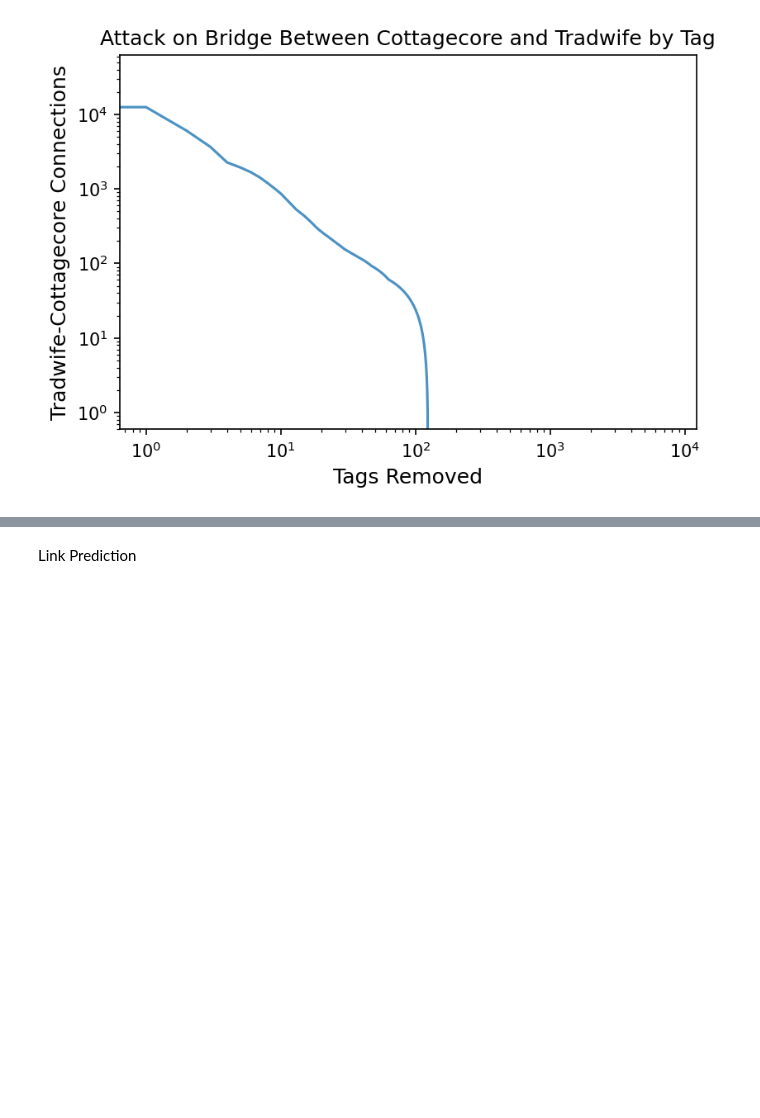
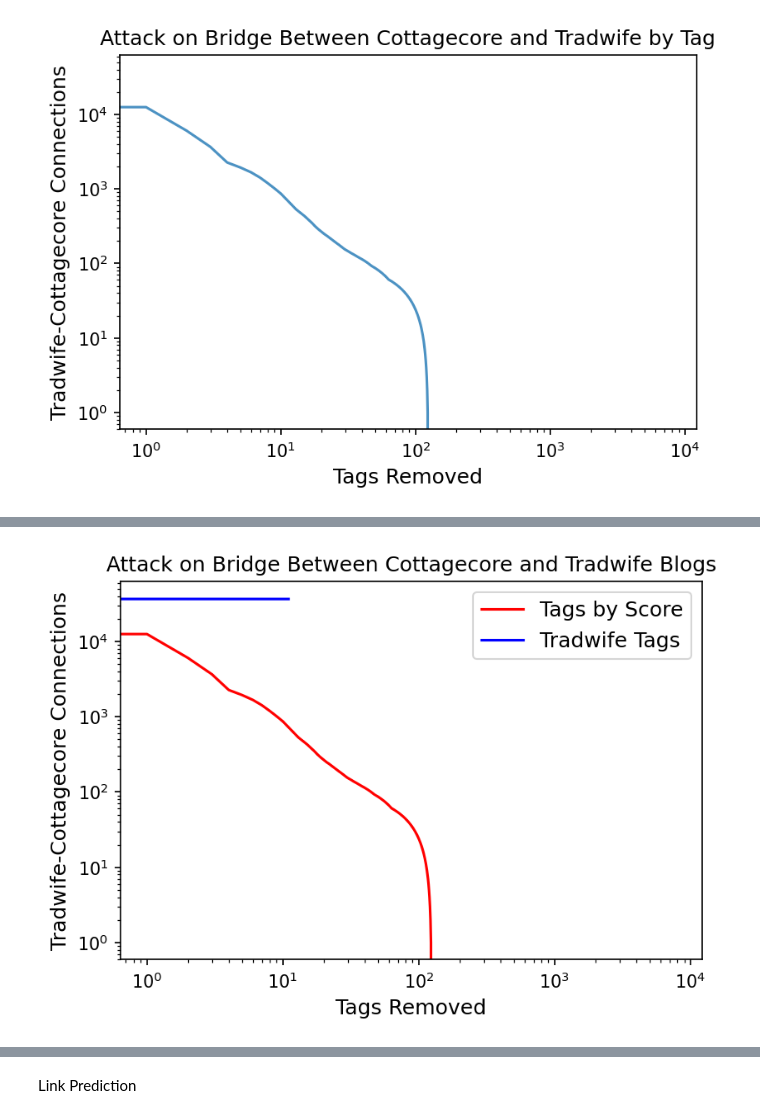
Before and after one commit to olivermallen/Cottagecore_Tradwife_Pipeline, a Jupyter notebook: network_analysis.ipynb, the cells around one changed output, grey strips where cells are left out. Cells and saved outputs as stored; diff of their text form; code cells hidden in the pictures; blank space fills up the shorter version.

```diff
--- a/network_analysis.ipynb
+++ b/network_analysis.ipynb
@@ -476,0 +515,16 @@ plt.show()
+# %%
+import matplotlib.pyplot as plt
+
+fig, ax = plt.subplots(1,1,figsize=(6,4),dpi=150)
+
+ax.loglog(x, y,'r-', label = "Tags by Score")
+ax.loglog(x_trad, y_trad, 'b-', label="Tradwife Tags")
+
+ax.set_xlabel("Tags Removed", fontsize=12)
+ax.set_ylabel("Tradwife-Cottagecore Connections", fontsize=12)
+ax.legend(fontsize=12)
+ax.set_title("Attack on Bridge Between Cottagecore and Tradwife Blogs")
+
+plt.show()
+# %% [output]
+[figure, added]
```
Also changed, not shown: parts of 20 cells of this notebook, 3 other files.
